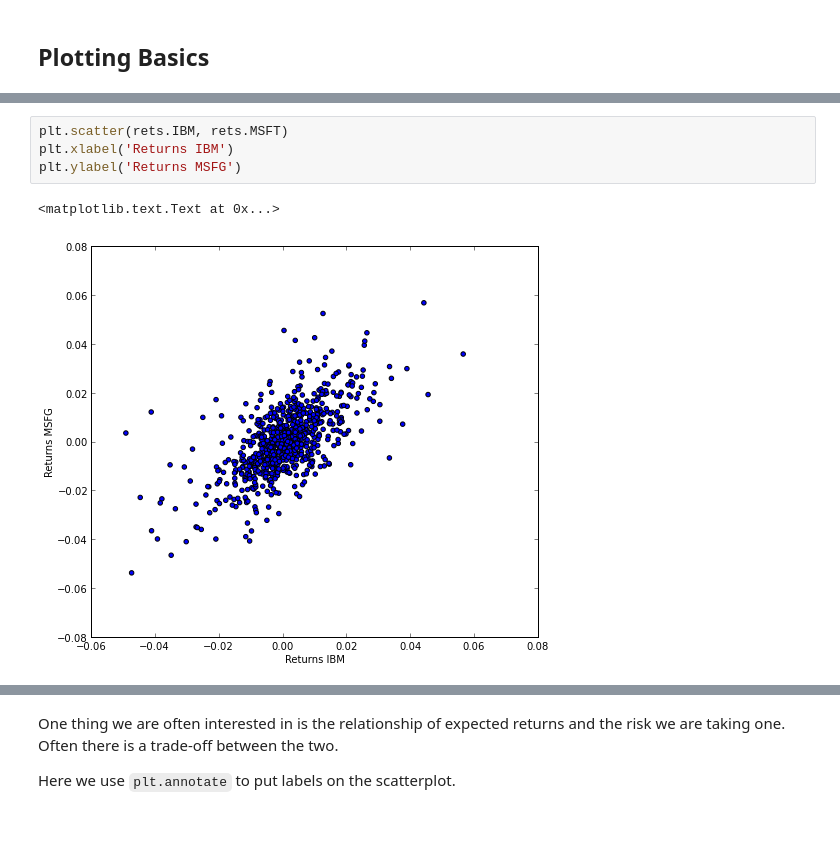
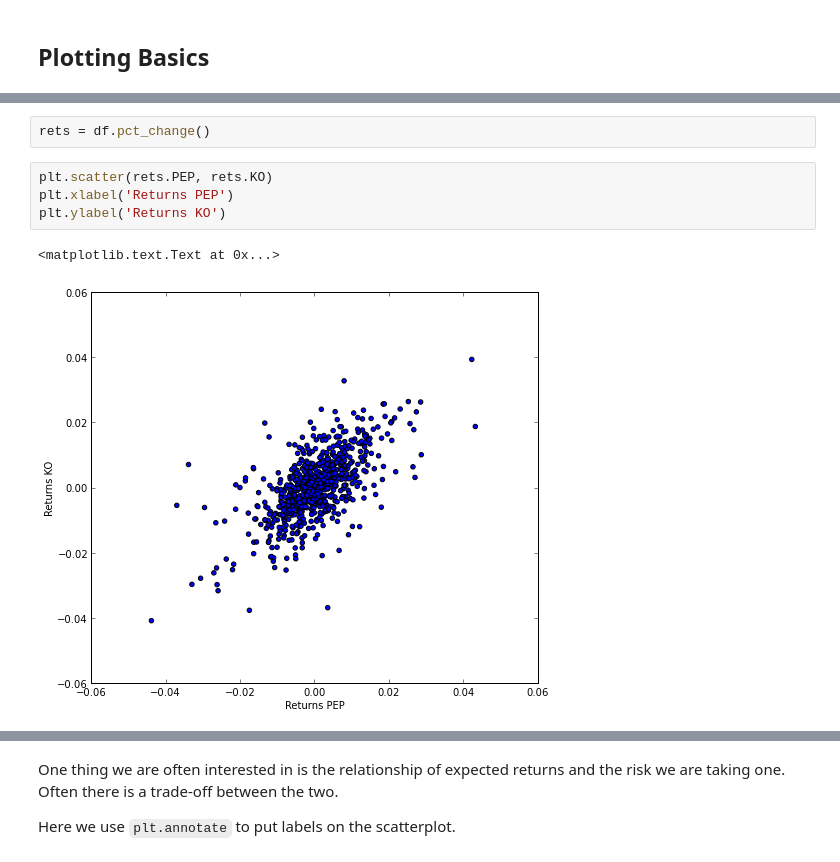
Before and after one commit to twiecki/financial-analysis-python-tutorial, a Jupyter notebook: 1. Pandas Basics.ipynb, the cells around one changed output, grey strips where cells are left out. Cells and saved outputs as stored; diff of their text form; blank space fills up the shorter version.

```diff
--- a/1. Pandas Basics.ipynb
+++ b/1. Pandas Basics.ipynb
@@ -324,10 +330,12 @@ rets.hist(bins=50);
+# %%
+rets = df.pct_change()
 # %%
-plt.scatter(rets.IBM, rets.MSFT)
-plt.xlabel('Returns IBM')
-plt.ylabel('Returns MSFG')
+plt.scatter(rets.PEP, rets.KO)
+plt.xlabel('Returns PEP')
+plt.ylabel('Returns KO')
 # %% [output]
 <matplotlib.text.Text at 0x...>
-[figure, old version]
+[figure, new version]
 # %%
 pd.scatter_matrix(rets, diagonal='kde', figsize=(10, 10));
 # %% [output]
```
Also changed, not shown: parts of 42 cells of this notebook, 2 other files.
